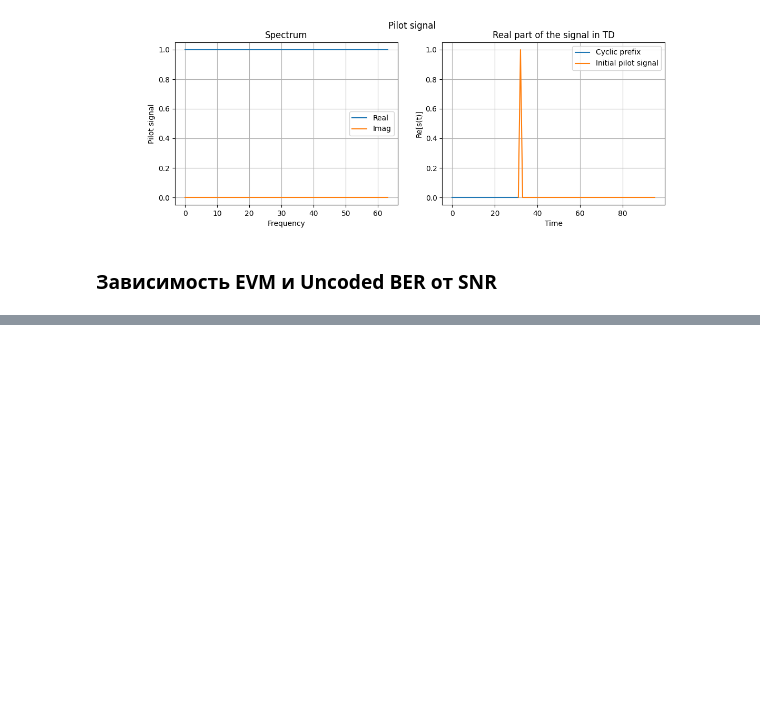
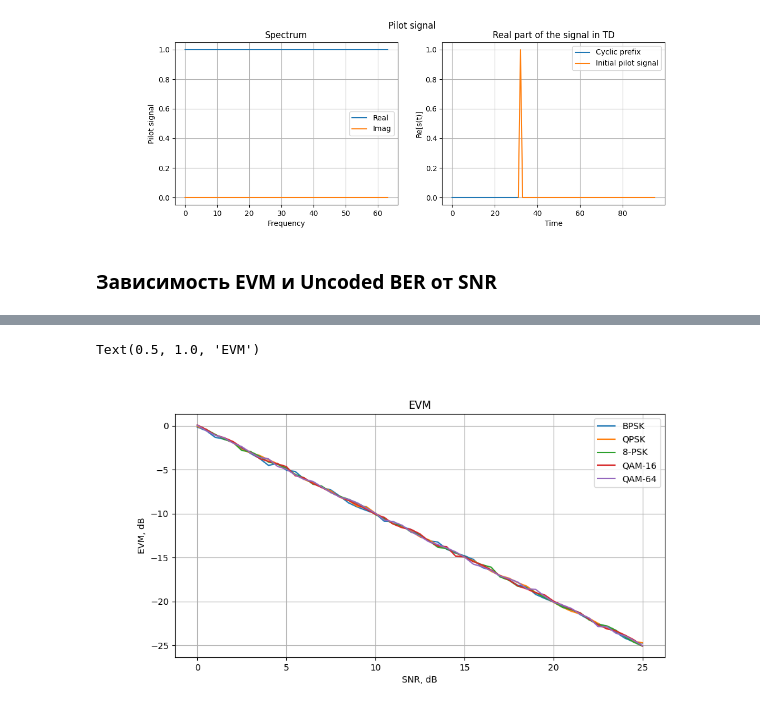
Before and after one commit to isvoropaev02/OFDM, a Jupyter notebook: model_performance.ipynb, the cells around one changed output, grey strips where cells are left out. Saved outputs shown, nothing was run; the diff lists cells and outputs as text; code cells hidden in the pictures; blank space fills up the shorter version.

```diff
--- a/model_performance.ipynb
+++ b/model_performance.ipynb
@@ -99,0 +123,16 @@ plt.show()
+# %%
+fig4 = plt.figure(figsize=(10,5))
+ax_1 = fig4.add_subplot(111)
+ax_1.plot(psk2['SNR_dB'], 20*np.log10(psk2['EVM_my']), label='BPSK')
+ax_1.plot(psk4['SNR_dB'], 20*np.log10(psk4['EVM_my']), label='QPSK')
+ax_1.plot(psk8['SNR_dB'], 20*np.log10(psk8['EVM_my']), label='8-PSK')
+ax_1.plot(qam16['SNR_dB'], 20*np.log10(qam16['EVM_my']), label='QAM-16')
+ax_1.plot(qam64['SNR_dB'], 20*np.log10(qam64['EVM_my']), label='QAM-64')
+ax_1.set_ylabel("EVM, dB")
+ax_1.set_xlabel(r"SNR, dB")
+ax_1.legend()
+ax_1.grid()
+ax_1.set_title('EVM')
+# %% [output]
+Text(0.5, 1.0, 'EVM')
+[figure, added]
```
Also changed, not shown: parts of 2 cells of this notebook, 1 other file.
